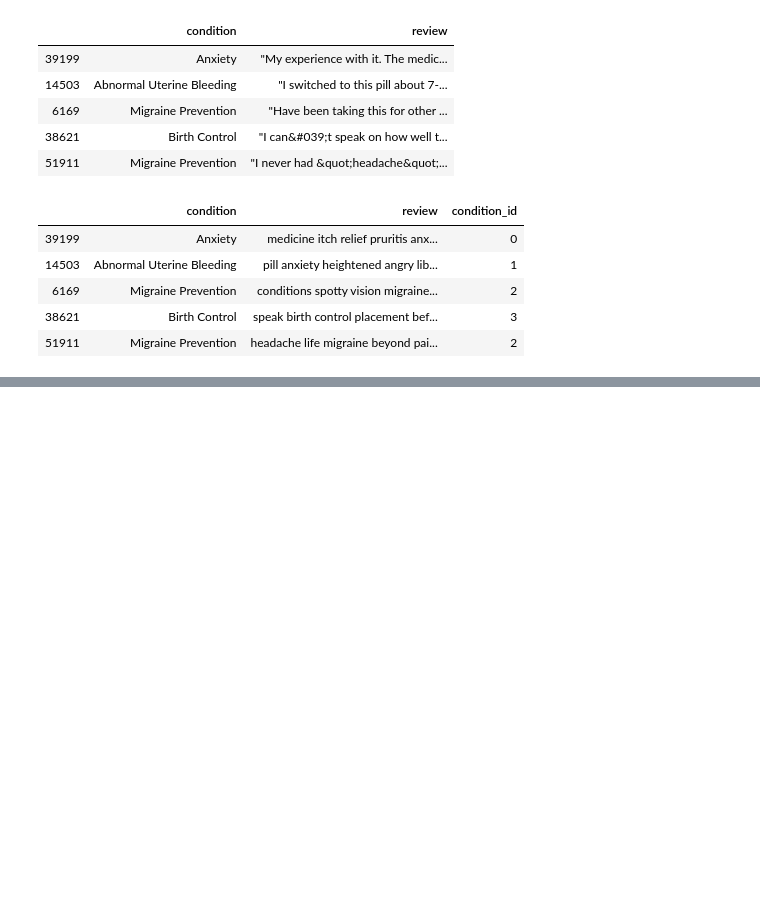
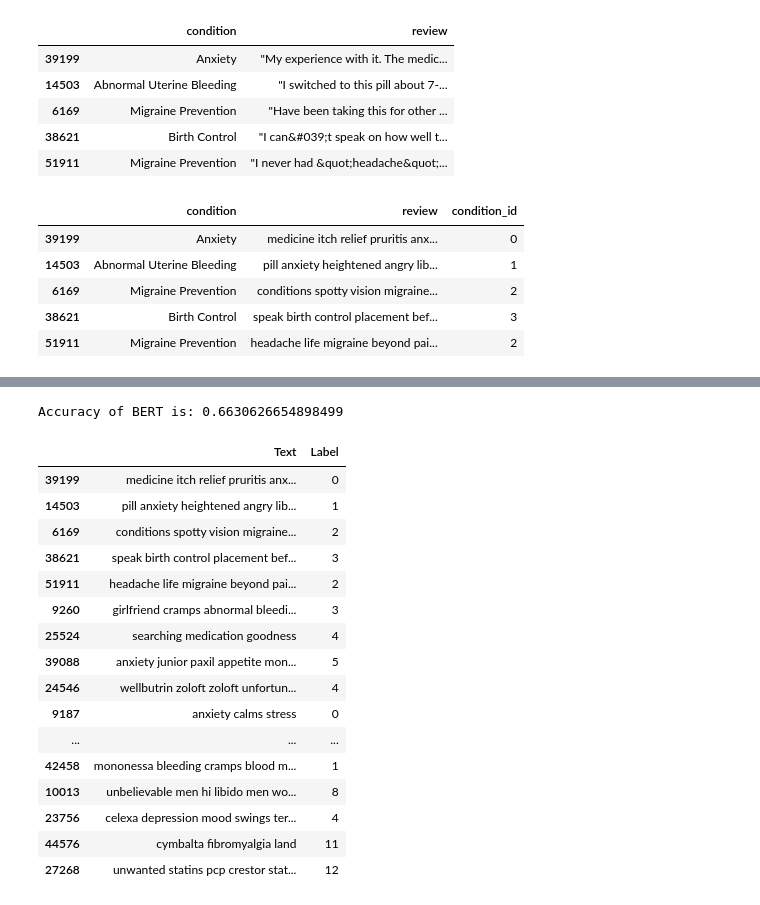
Before and after one commit to anoop19/Multi-Class-Classification, a Jupyter notebook: src/word2vec.ipynb, the cells around one changed output, grey strips where cells are left out. Cells and saved outputs as stored; diff of their text form; code cells hidden in the pictures; blank space fills up the shorter version.

```diff
--- a/src/word2vec.ipynb
+++ b/src/word2vec.ipynb
@@ -46,3 +74,6 @@ from sklearn.svm import LinearSVC
 from sklearn.model_selection import cross_val_score
 from sklearn.metrics import confusion_matrix
 from sklearn import metrics
+# %%
+from google.colab import files
+uploaded = files.upload()
@@ -49,6 +83,7 @@ from sklearn import metrics
 # %%
 #Open drugreview files
-df_train=pd.read_csv("drugsComTest_raw.csv")
+import io
+df_train=pd.read_csv(io.StringIO(uploaded["drugsComTest_raw.csv"].decode('utf-8')))
 print("Train Data format " ,df_train.head())
 print("Train Data shape ",df_train.shape)
 print("Condition count in Train dataset ", df_train['condition'].value_counts())
@@ -331,7 +367,7 @@ df2_train.head()
 df3=pd.DataFrame()
 df3["Text"] = df2_train["review"]
 df3["Label"] = df2_train["condition_id"]
-df3=df3[0:200]
+#df3=df3[0:200]
 #df2 = df[:2000]
 print(df3)
 # %% [output]
@@ -485,0 +617,24 @@ Use standard file utilities to get mtimes.
+# %%
+print("Accuracy of BERT is:",accuracy_score(y_test,preds))
+# %% [output]
+Accuracy of BERT is: 0.6630626654898499
+# %%
+df3[0:20]
+# %% [output]
+|  | Text | Label |
+| 39199 | medicine itch relief pruritis anx... | 0 |
+| 14503 | pill anxiety heightened angry lib... | 1 |
+| 6169 | conditions spotty vision migraine... | 2 |
+| 38621 | speak birth control placement bef... | 3 |
+| 51911 | headache life migraine beyond pai... | 2 |
+| 9260 | girlfriend cramps abnormal bleedi... | 3 |
+| 25524 | searching medication goodness | 4 |
+| 39088 | anxiety junior paxil appetite mon... | 5 |
+| 24546 | wellbutrin zoloft zoloft unfortun... | 4 |
+| 9187 | anxiety calms stress | 0 |
+| ... | ... | ... |
+| 42458 | mononessa bleeding cramps blood m... | 1 |
+| 10013 | unbelievable men hi libido men wo... | 8 |
+| 23756 | celexa depression mood swings ter... | 4 |
+| 44576 | cymbalta fibromyalgia land | 11 |
+| 27268 | unwanted statins pcp crestor stat... | 12 |
```
Also changed, not shown: parts of 15 cells of this notebook.
